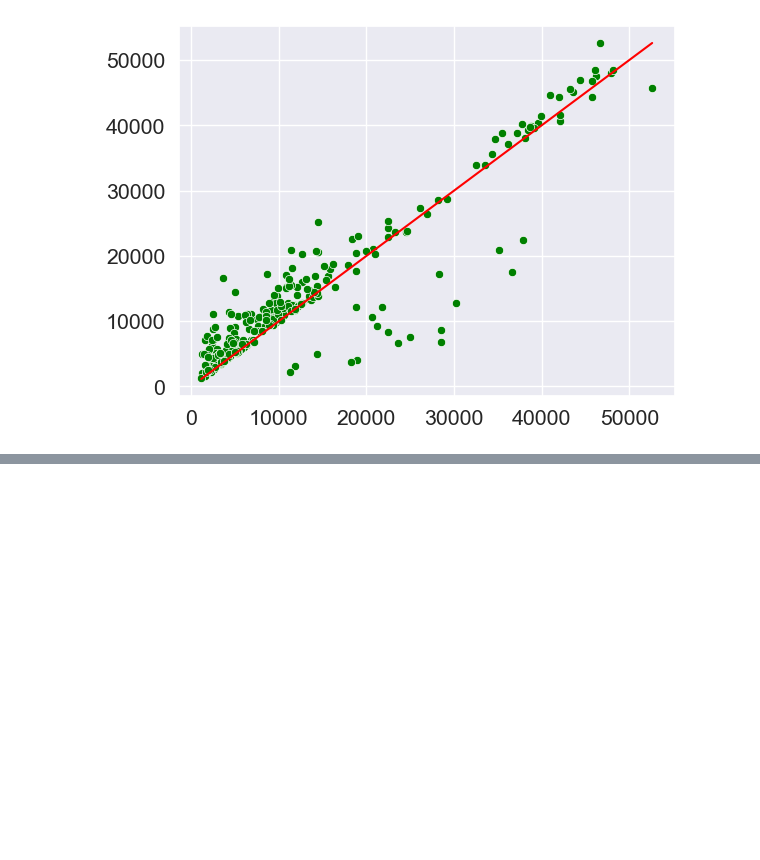
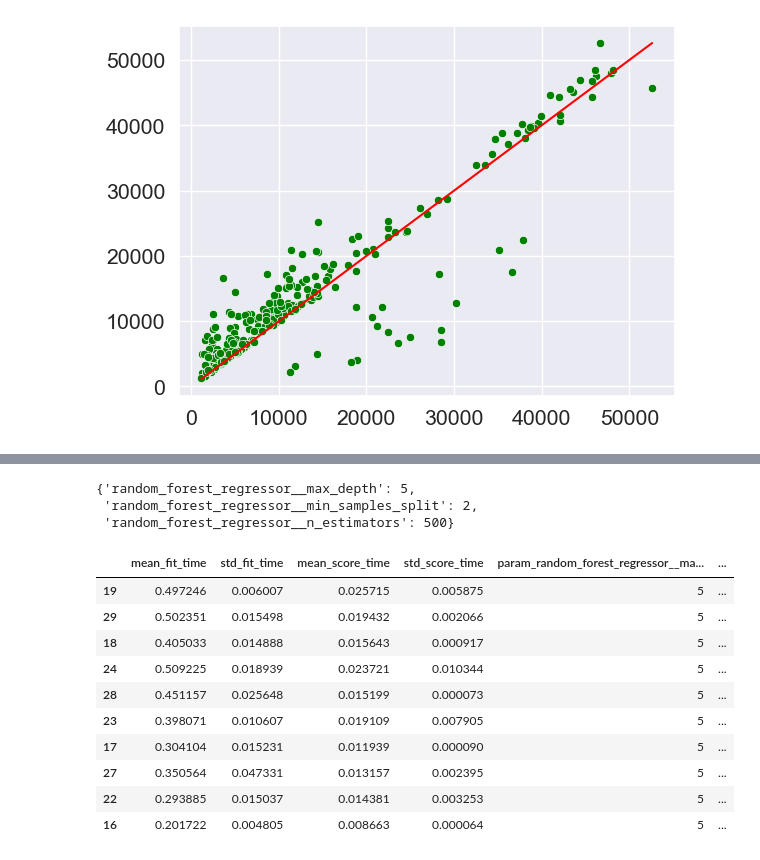
Before and after one commit to trevenue44/insurance-cost-prediction, a Jupyter notebook: main.ipynb, the cells around one changed output, grey strips where cells are left out. Saved outputs shown, nothing was run; the diff lists cells and outputs as text; code cells hidden in the pictures; blank space fills up the shorter version.

```diff
--- a/main.ipynb
+++ b/main.ipynb
@@ -220,0 +265,22 @@ R2 Score:   0.8458
+# %%
+grid_search.best_params_
+# %% [output]
+{'random_forest_regressor__max_depth': 5,
+ 'random_forest_regressor__min_samples_split': 2,
+ 'random_forest_regressor__n_estimators': 500}
+# %%
+grid_search_results = pd.DataFrame(grid_search.cv_results_).sort_values(by="rank_test_score")
+# ten best models
+grid_search_results[:10]
+# %% [output]
+|  | mean_fit_time | std_fit_time | mean_score_time | std_score_time | param_random_forest_regressor__ma... | ... |
+| 19 | 0.497246 | 0.006007 | 0.025715 | 0.005875 | 5 | ... |
+| 29 | 0.502351 | 0.015498 | 0.019432 | 0.002066 | 5 | ... |
+| 18 | 0.405033 | 0.014888 | 0.015643 | 0.000917 | 5 | ... |
+| 24 | 0.509225 | 0.018939 | 0.023721 | 0.010344 | 5 | ... |
+| 28 | 0.451157 | 0.025648 | 0.015199 | 0.000073 | 5 | ... |
+| 23 | 0.398071 | 0.010607 | 0.019109 | 0.007905 | 5 | ... |
+| 17 | 0.304104 | 0.015231 | 0.011939 | 0.000090 | 5 | ... |
+| 27 | 0.350564 | 0.047331 | 0.013157 | 0.002395 | 5 | ... |
+| 22 | 0.293885 | 0.015037 | 0.014381 | 0.003253 | 5 | ... |
+| 16 | 0.201722 | 0.004805 | 0.008663 | 0.000064 | 5 | ... |
```
Also changed, not shown: parts of 12 cells of this notebook.
